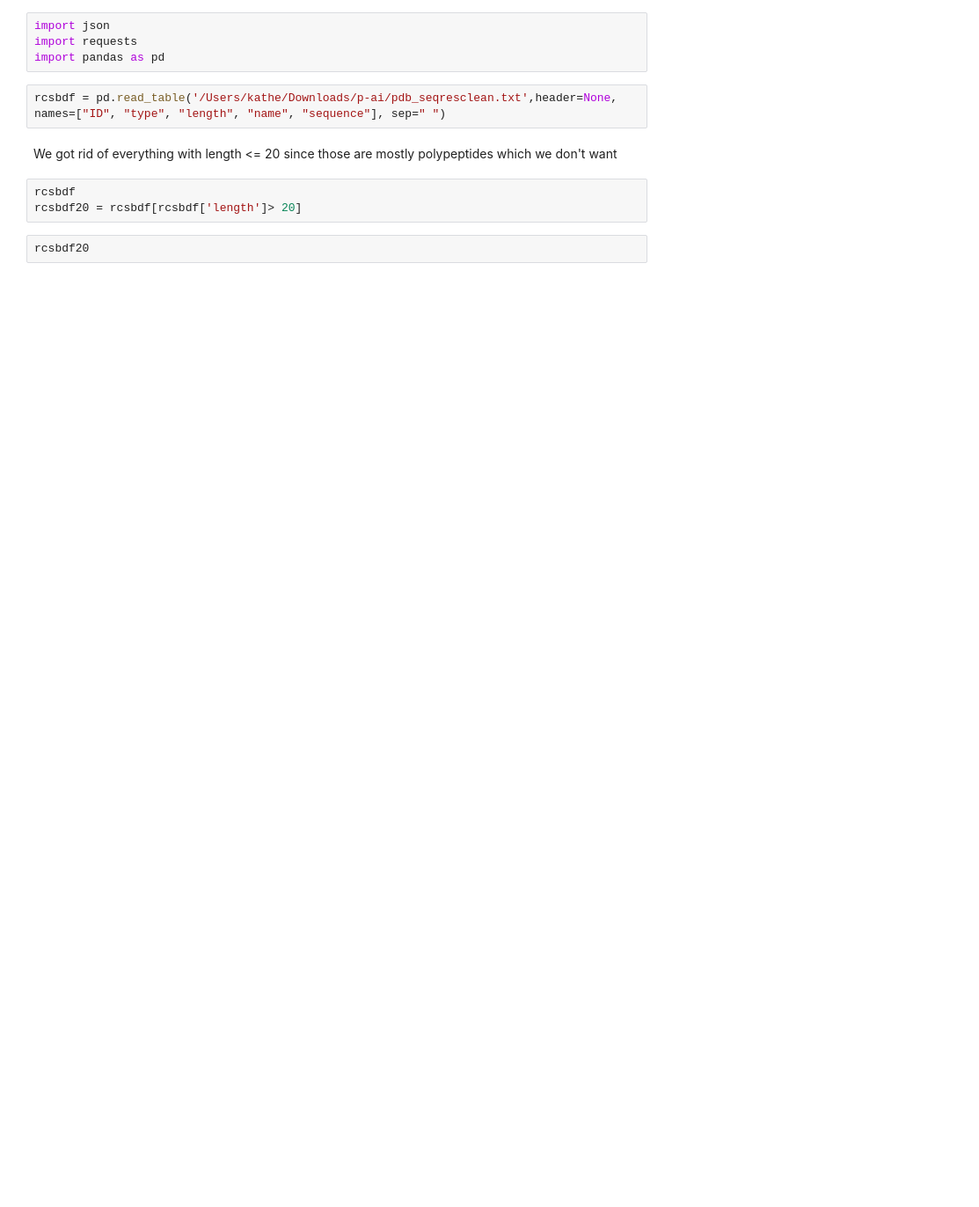
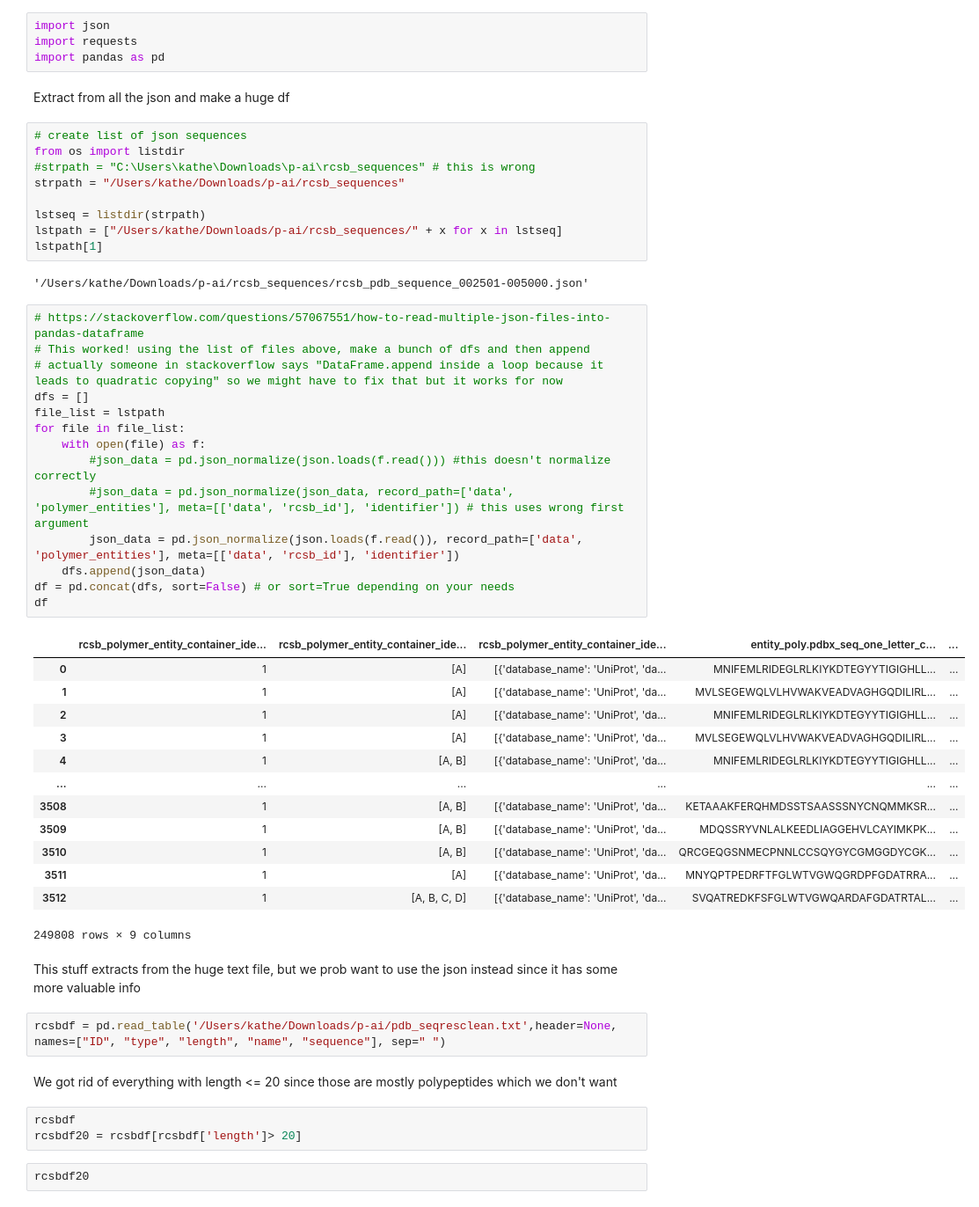
Before and after one commit to michellegarcia2000/p-rotein, a Jupyter notebook: rcsbsequences.ipynb, the cells around one changed output. Shown at 88% size. Cells and saved outputs as stored; diff of their text form; blank space fills up the shorter version.

Commit message:
extract from all jsons and make a big df

```diff
--- a/rcsbsequences.ipynb
+++ b/rcsbsequences.ipynb
@@ -2,6 +2,49 @@
 import json
 import requests
 import pandas as pd
+# %% [markdown]
+Extract from all the json and make a huge df
+# %%
+# create list of json sequences
+from os import listdir
+#strpath = "C:\Users\kathe\Downloads\p-ai\rcsb_sequences" # this is wrong
+strpath = "/Users/kathe/Downloads/p-ai/rcsb_sequences"
+
+lstseq = listdir(strpath)
+lstpath = ["/Users/kathe/Downloads/p-ai/rcsb_sequences/" + x for x in lstseq]
+lstpath[1]
+# %% [output]
+'/Users/kathe/Downloads/p-ai/rcsb_sequences/rcsb_pdb_sequence_002501-005000.json'
+# %%
+# https://stackoverflow.com/questions/57067551/how-to-read-multiple-json-files-into-pandas-dataframe
+# This worked! using the list of files above, make a bunch of dfs and then append
+# actually someone in stackoverflow says "DataFrame.append inside a loop because it leads to quadratic copying" so we might have to fix that but it works for now
+dfs = []
+file_list = lstpath
+for file in file_list:
+    with open(file) as f:
+        #json_data = pd.json_normalize(json.loads(f.read())) #this doesn't normalize correctly
+        #json_data = pd.json_normalize(json_data, record_path=['data', 'polymer_entities'], meta=[['data', 'rcsb_id'], 'identifier']) # this uses wrong first argument
+        json_data = pd.json_normalize(json.loads(f.read()), record_path=['data', 'polymer_entities'], meta=[['data', 'rcsb_id'], 'identifier'])
+    dfs.append(json_data)
+df = pd.concat(dfs, sort=False) # or sort=True depending on your needs
+df
+# %% [output]
+|  | rcsb_polymer_entity_container_ide... | rcsb_polymer_entity_container_ide... | rcsb_polymer_entity_container_ide... | entity_poly.pdbx_seq_one_letter_c... | ... |
+| 0 | 1 | [A] | [{'database_name': 'UniProt', 'da... | MNIFEMLRIDEGLRLKIYKDTEGYYTIGIGHLL... | ... |
+| 1 | 1 | [A] | [{'database_name': 'UniProt', 'da... | MVLSEGEWQLVLHVWAKVEADVAGHGQDILIRL... | ... |
+| 2 | 1 | [A] | [{'database_name': 'UniProt', 'da... | MNIFEMLRIDEGLRLKIYKDTEGYYTIGIGHLL... | ... |
+| 3 | 1 | [A] | [{'database_name': 'UniProt', 'da... | MVLSEGEWQLVLHVWAKVEADVAGHGQDILIRL... | ... |
+| 4 | 1 | [A, B] | [{'database_name': 'UniProt', 'da... | MNIFEMLRIDEGLRLKIYKDTEGYYTIGIGHLL... | ... |
+| ... | ... | ... | ... | ... | ... |
+| 3508 | 1 | [A, B] | [{'database_name': 'UniProt', 'da... | KETAAAKFERQHMDSSTSAASSSNYCNQMMKSR... | ... |
+| 3509 | 1 | [A, B] | [{'database_name': 'UniProt', 'da... | MDQSSRYVNLALKEEDLIAGGEHVLCAYIMKPK... | ... |
+| 3510 | 1 | [A, B] | [{'database_name': 'UniProt', 'da... | QRCGEQGSNMECPNNLCCSQYGYCGMGGDYCGK... | ... |
+| 3511 | 1 | [A] | [{'database_name': 'UniProt', 'da... | MNYQPTPEDRFTFGLWTVGWQGRDPFGDATRRA... | ... |
+| 3512 | 1 | [A, B, C, D] | [{'database_name': 'UniProt', 'da... | SVQATREDKFSFGLWTVGWQARDAFGDATRTAL... | ... |
+249808 rows × 9 columns
+# %% [markdown]
+This stuff extracts from the huge text file, but we prob want to use the json instead since it has some more valuable info
 # %%
 rcsbdf = pd.read_table('/Users/kathe/Downloads/p-ai/pdb_seqresclean.txt',header=None, names=["ID", "type", "length", "name", "sequence"], sep=" ")
 # %% [markdown]
```
Also changed, not shown: parts of 19 cells of this notebook.
